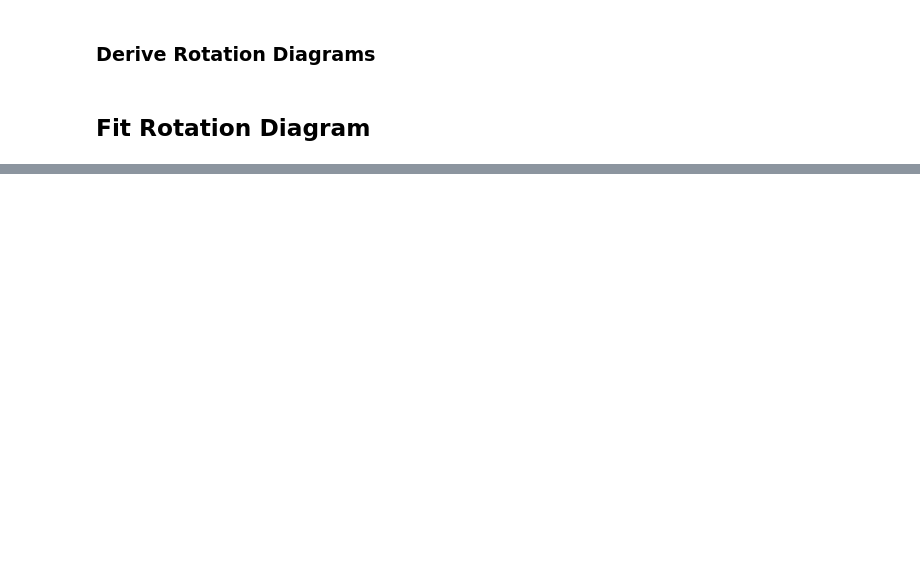
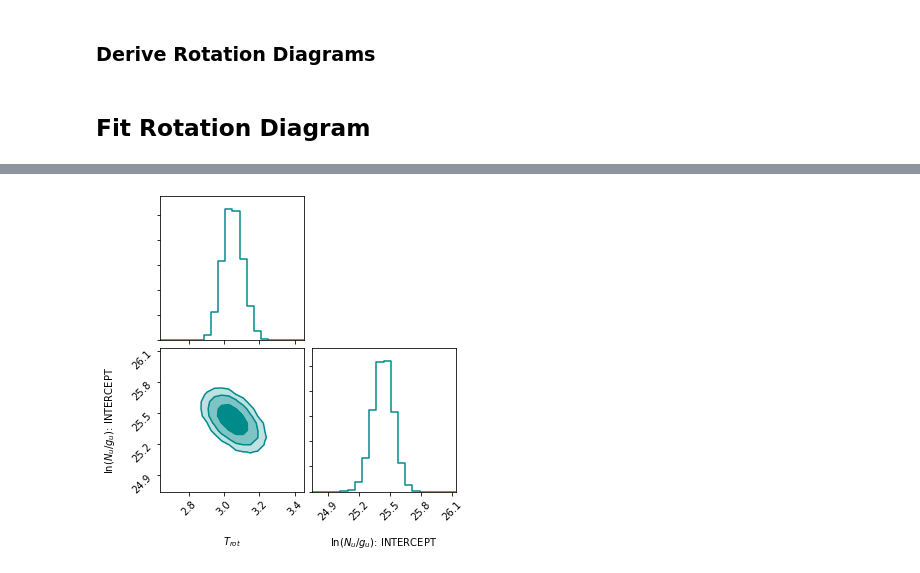
Before and after one commit to munozcar/MCCOY, a Jupyter notebook: QASSIS.ipynb, the cells around one changed output, grey strips where cells are left out. Cells and saved outputs as stored; diff of their text form; code cells hidden in the pictures; blank space fills up the shorter version.

```diff
--- a/QASSIS.ipynb
+++ b/QASSIS.ipynb
@@ -415,0 +429,13 @@ plt.show()
+# %%
+T_err = np.std(out.flatchain["T"])
+lnNugu_0_err = np.std(out.flatchain["lnNugu_0"])
+
+
+corner.corner(out.flatchain, bins=20, color="darkcyan", smooth=True, smooth1d=True,
+             plot_datapoints=True, plot_density=False, fill_contours=True, levels=[0.67, 0.95,0.99],
+                 range=[(T-10*T_err, T+10*T_err),(lnNugu_0-10*lnNugu_0_err, lnNugu_0+10*lnNugu_0_err)],
+                 labels=["$T_{rot}$", "$\ln(N_u/g_u)$: INTERCEPT"])
+
+plt.show()
+# %% [output]
+[figure, added]
```
Also changed, not shown: parts of 9 cells of this notebook.
